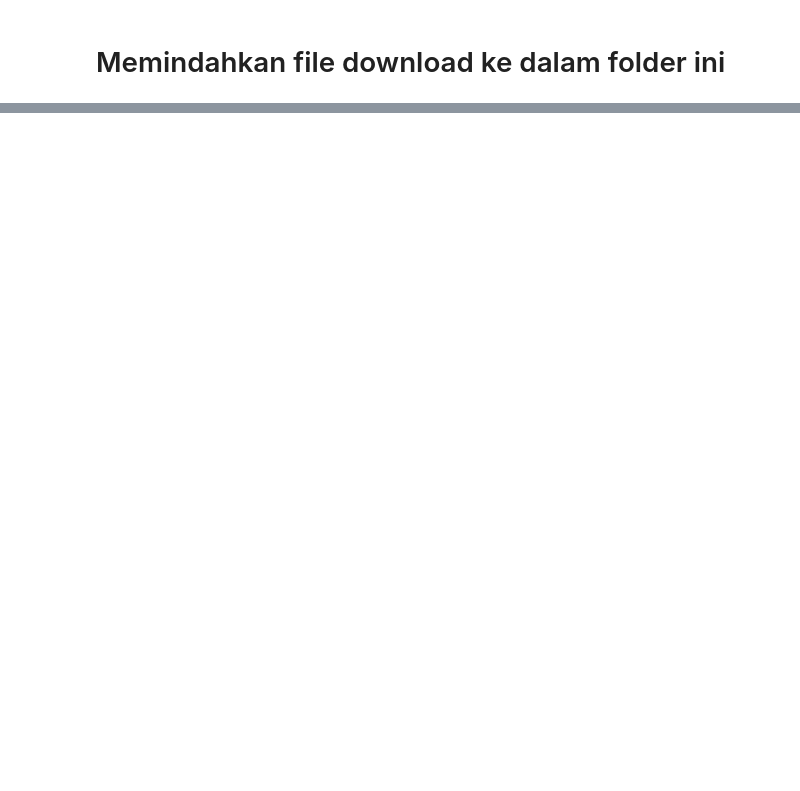
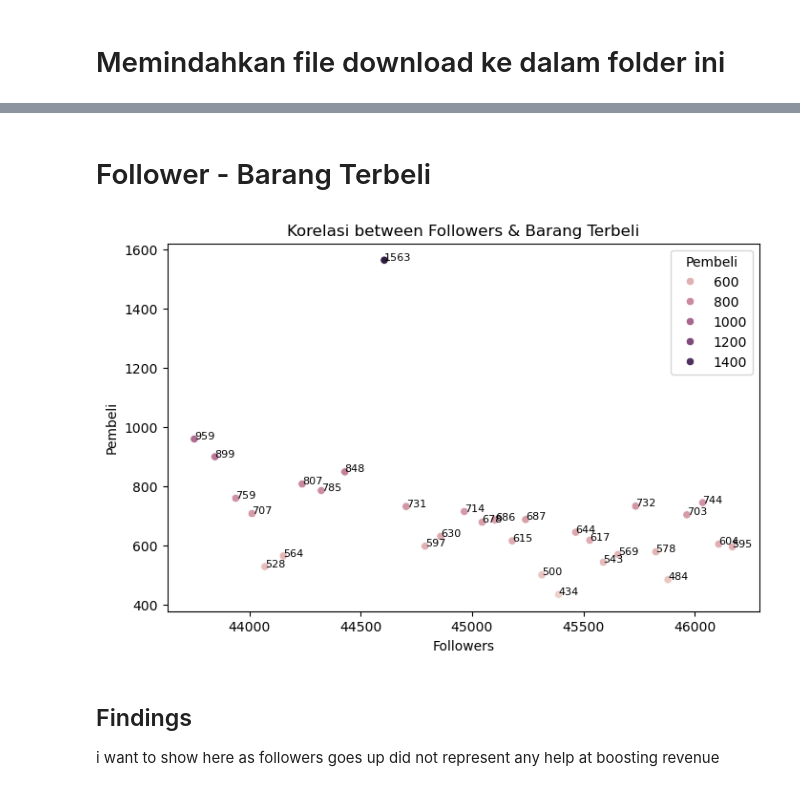
Before and after one commit to alifnurhadi/Visualization_Alif, a Jupyter notebook: Visualization.ipynb, the cells around one changed output, grey strips where cells are left out. Cells and saved outputs as stored; diff of their text form; code cells hidden in the pictures; blank space fills up the shorter version.

Commit message:
my findings from data

```diff
--- a/Visualization.ipynb
+++ b/Visualization.ipynb
@@ -52,0 +40,24 @@ harian.plot.line(x='Waktu',y='Pembeli')
+# %% [markdown]
+# Follower - Barang Terbeli
+# %%
+daily = harian.to_pandas()
+plt.figure(figsize=(8,5))
+
+sns.scatterplot(data=harian,y=harian['Pembeli'],x=harian['Followers'],hue=harian['Pembeli'])
+
+for i in range(len(daily)):
+    plt.text(x=daily['Followers'][i],  # X-coordinate of the point
+        y=daily['Pembeli'][i],    # Y-coordinate of the point
+        s=str(daily['Pembeli'][i]),  # The label text (you can change this to something else)
+        fontsize=8,
+        color='black') # Text color
+
+plt.title('Korelasi between Followers & Barang Terbeli')
+
+plt.show()
+# %% [output]
+[figure, added]
+# %% [markdown]
+## Findings
+
+i want to show here as followers goes up did not represent any help at boosting revenue
```
Also changed, not shown: parts of 20 cells of this notebook, 3 other files.
